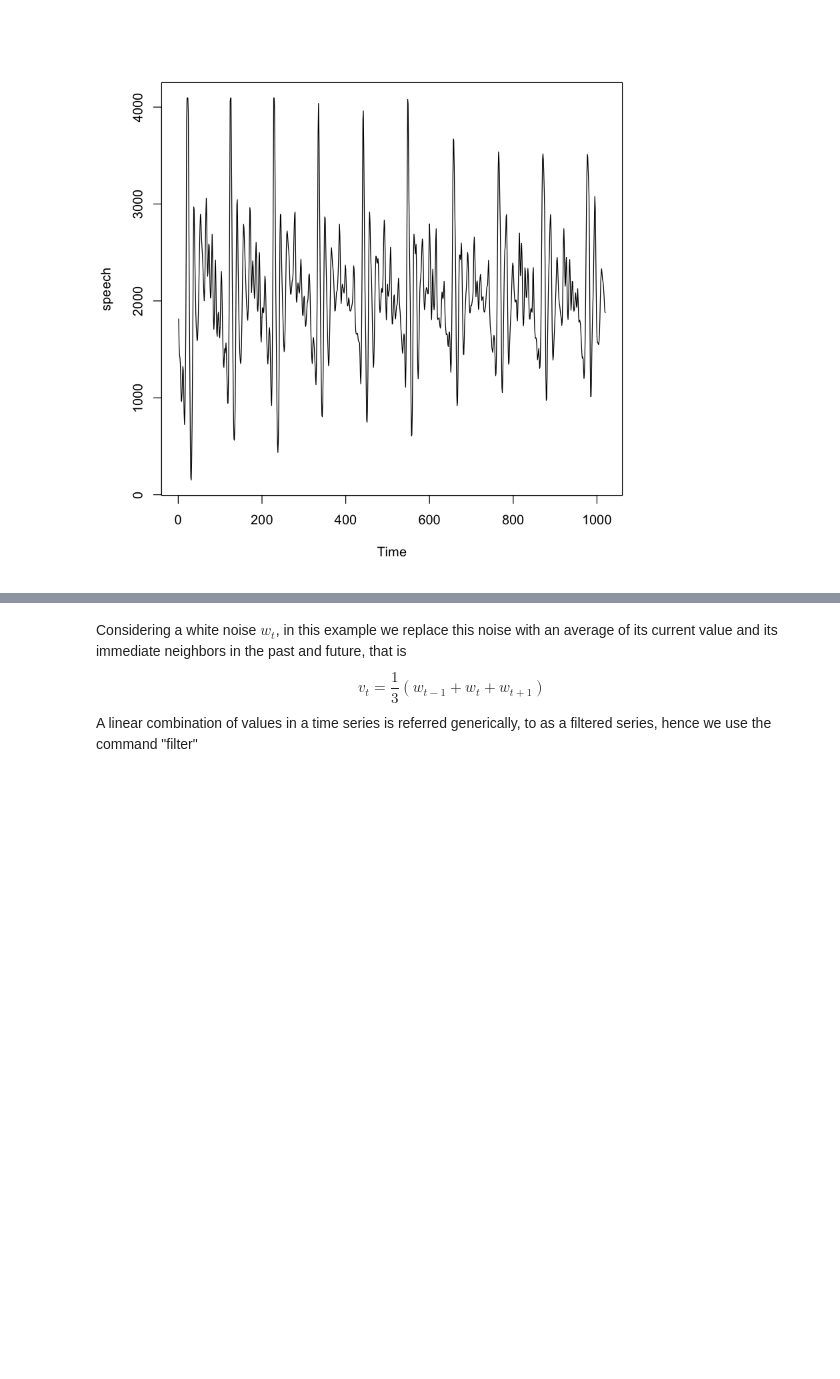
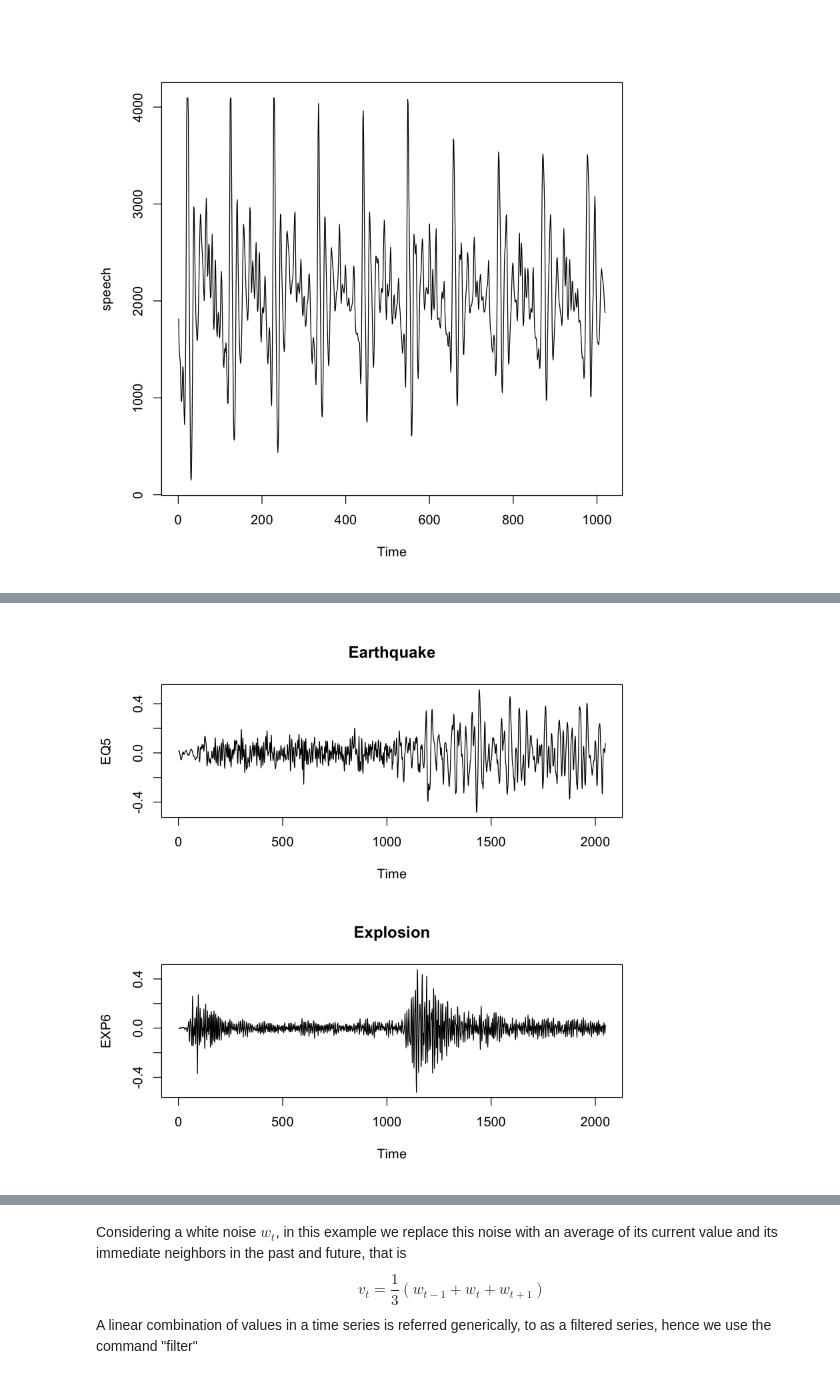
Before and after one commit to gdlunga/working, a Jupyter notebook: R/books/Time Series Analysis and Its Applications/notebooks/chapter_1.ipynb, the cells around one changed output, grey strips where cells are left out. Cells and saved outputs as stored; diff of their text form; code cells hidden in the pictures; blank space fills up the shorter version.

```diff
--- a/R/books/Time Series Analysis and Its Applications/notebooks/chapter_1.ipynb
+++ b/R/books/Time Series Analysis and Its Applications/notebooks/chapter_1.ipynb
@@ -21,0 +62,7 @@ plot(nyse, ylab="NYSE Returns")
+# %%
+# Example 1.7
+par(mfrow=c(2,1))
+plot(EQ5, main="Earthquake")
+plot(EXP6, main="Explosion")
+# %% [output]
+[figure, added]
```
Also changed, not shown: parts of 20 cells of this notebook.
